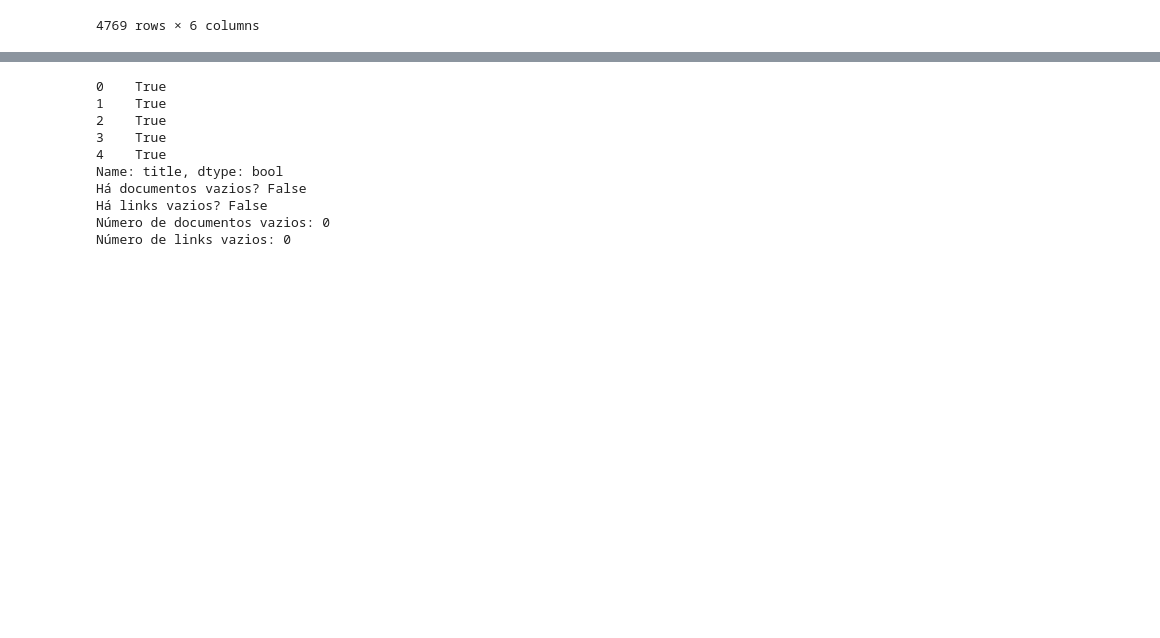
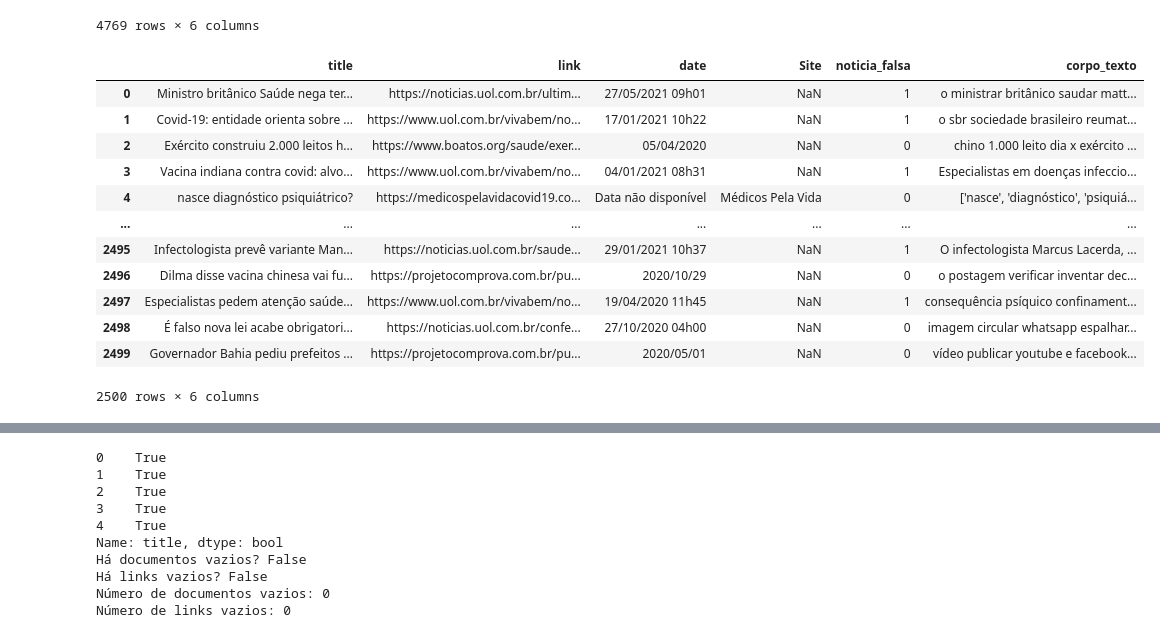
Before and after one commit to Thomazellinho/tcc_noticiasfalsas_ilum, a Jupyter notebook: tcc_2/teste_2.ipynb, the cells around one changed output, grey strips where cells are left out. Saved outputs shown, nothing was run; the diff lists cells and outputs as text; code cells hidden in the pictures; blank space fills up the shorter version.

```diff
--- a/tcc_2/teste_2.ipynb
+++ b/tcc_2/teste_2.ipynb
@@ -59,6 +59,37 @@ display(dataframe)
 # %%
 # Cria dataframe para processamento
 df = dataframe.copy()
+df_sorted = df.sort_values(by='noticia_falsa').reset_index(drop=True)
 
 # Transformar a coluna título em string
-df['title'] = df['title'].astype(str)
+df_sorted['title'] = df_sorted['title'].astype(str)
+# %%
+### Filtrando notícias com valores 0 e 1
+noticias_falsa_0 = df_sorted[df_sorted['noticia_falsa'] == 0]
+noticias_falsa_1 = df_sorted[df_sorted['noticia_falsa'] == 1] # Aqui estão representadas as notícias verdadeiras
+
+### Selecionar, aleatoriamente, 1000 notícias com valores 0 e 1500 com valores 1
+amostra_0 = noticias_falsa_0.sample(n=1000, random_state=42)
+amostra_1 = noticias_falsa_1.sample(n=1500, random_state=42)
+
+# Criando um novo dataframe com estas notícias
+novo_df = pd.concat([amostra_0, amostra_1])
+
+# Resetando o index
+novo_df = novo_df.sample(frac=1, random_state=24).reset_index(drop=True)
+
+display(novo_df)
+# %% [output]
+|  | title | link | date | Site | noticia_falsa | corpo_texto |
+| 0 | Ministro britânico Saúde nega ter... | https://noticias.uol.com.br/ultim... | 27/05/2021 09h01 | NaN | 1 | o ministrar britânico saudar matt... |
+| 1 | Covid-19: entidade orienta sobre ... | https://www.uol.com.br/vivabem/no... | 17/01/2021 10h22 | NaN | 1 | o sbr sociedade brasileiro reumat... |
+| 2 | Exército construiu 2.000 leitos h... | https://www.boatos.org/saude/exer... | 05/04/2020 | NaN | 0 | chino 1.000 leito dia x exército ... |
+| 3 | Vacina indiana contra covid: alvo... | https://www.uol.com.br/vivabem/no... | 04/01/2021 08h31 | NaN | 1 | Especialistas em doenças infeccio... |
+| 4 | nasce diagnóstico psiquiátrico? | https://medicospelavidacovid19.co... | Data não disponível | Médicos Pela Vida | 0 | ['nasce', 'diagnóstico', 'psiquiá... |
+| ... | ... | ... | ... | ... | ... | ... |
+| 2495 | Infectologista prevê variante Man... | https://noticias.uol.com.br/saude... | 29/01/2021 10h37 | NaN | 1 | O infectologista Marcus Lacerda, ... |
+| 2496 | Dilma disse vacina chinesa vai fu... | https://projetocomprova.com.br/pu... | 2020/10/29 | NaN | 0 | o postagem verificar inventar dec... |
+| 2497 | Especialistas pedem atenção saúde... | https://www.uol.com.br/vivabem/no... | 19/04/2020 11h45 | NaN | 1 | consequência psíquico confinament... |
+| 2498 | É falso nova lei acabe obrigatori... | https://noticias.uol.com.br/confe... | 27/10/2020 04h00 | NaN | 0 | imagem circular whatsapp espalhar... |
+| 2499 | Governador Bahia pediu prefeitos ... | https://projetocomprova.com.br/pu... | 2020/05/01 | NaN | 0 | vídeo publicar youtube e facebook... |
+2500 rows × 6 columns
```
Also changed, not shown: parts of 15 cells of this notebook.
